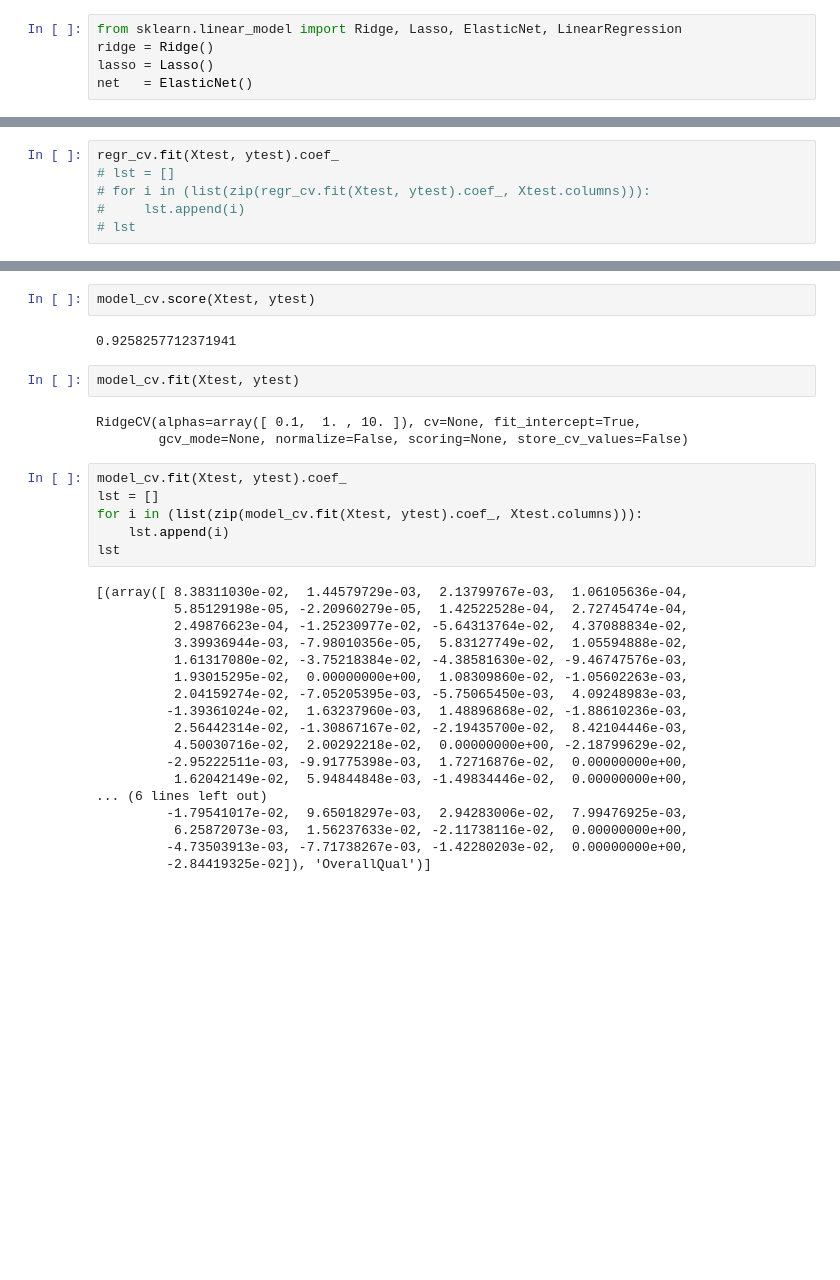
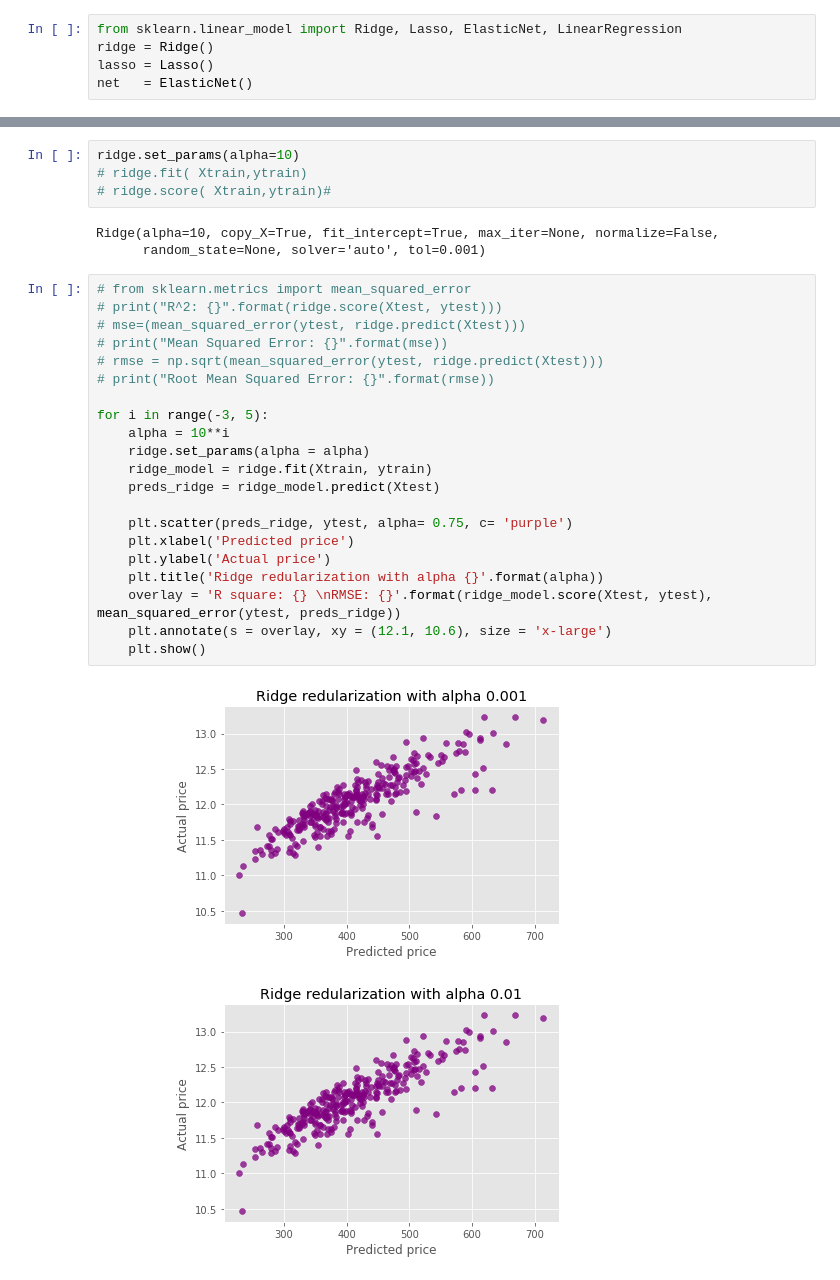
Before and after one commit to apaciorek/ames, a Jupyter notebook: nillia/LassoOriginal.ipynb, the cells around one changed output, grey strips where cells are left out. Drawn from its saved outputs; the diff is of its cells as text; blank space fills up the shorter version.

```diff
--- a/nillia/LassoOriginal.ipynb
+++ b/nillia/LassoOriginal.ipynb
@@ -474,6 +439,0 @@ model_cv.alpha_
-# %%
-regr_cv.fit(Xtest, ytest).coef_
-# lst = []
-# for i in (list(zip(regr_cv.fit(Xtest, ytest).coef_, Xtest.columns))):
-#     lst.append(i)
-# lst
@@ -498,33 +440,31 @@ array([[ 8.38311030e-02,  1.44579729e-03,  2.13799767e-03,
-# %%
-model_cv.score(Xtest, ytest)
-# %% [output]
-0.9258257712371941
-# %%
-model_cv.fit(Xtest, ytest)
-# %% [output]
-RidgeCV(alphas=array([ 0.1,  1. , 10. ]), cv=None, fit_intercept=True,
-        gcv_mode=None, normalize=False, scoring=None, store_cv_values=False)
-# %%
-model_cv.fit(Xtest, ytest).coef_
-lst = []
-for i in (list(zip(model_cv.fit(Xtest, ytest).coef_, Xtest.columns))):
-    lst.append(i)
-lst
-# %% [output]
-[(array([ 8.38311030e-02,  1.44579729e-03,  2.13799767e-03,  1.06105636e-04,
-          5.85129198e-05, -2.20960279e-05,  1.42522528e-04,  2.72745474e-04,
-          2.49876623e-04, -1.25230977e-02, -5.64313764e-02,  4.37088834e-02,
-          3.39936944e-03, -7.98010356e-05,  5.83127749e-02,  1.05594888e-02,
-          1.61317080e-02, -3.75218384e-02, -4.38581630e-02, -9.46747576e-03,
-          1.93015295e-02,  0.00000000e+00,  1.08309860e-02, -1.05602263e-03,
-          2.04159274e-02, -7.05205395e-03, -5.75065450e-03,  4.09248983e-03,
-         -1.39361024e-02,  1.63237960e-03,  1.48896868e-02, -1.88610236e-03,
-          2.56442314e-02, -1.30867167e-02, -2.19435700e-02,  8.42104446e-03,
-          4.50030716e-02,  2.00292218e-02,  0.00000000e+00, -2.18799629e-02,
-         -2.95222511e-03, -9.91775398e-03,  1.72716876e-02,  0.00000000e+00,
-          1.62042149e-02,  5.94844848e-03, -1.49834446e-02,  0.00000000e+00,
-... (6 lines left out)
-         -1.79541017e-02,  9.65018297e-03,  2.94283006e-02,  7.99476925e-03,
-          6.25872073e-03,  1.56237633e-02, -2.11738116e-02,  0.00000000e+00,
-         -4.73503913e-03, -7.71738267e-03, -1.42280203e-02,  0.00000000e+00,
-         -2.84419325e-02]), 'OverallQual')]
+# %%
+ridge.set_params(alpha=10)
+# ridge.fit( Xtrain,ytrain)
+# ridge.score( Xtrain,ytrain)#
+# %% [output]
+Ridge(alpha=10, copy_X=True, fit_intercept=True, max_iter=None, normalize=False,
+      random_state=None, solver='auto', tol=0.001)
+# %%
+# from sklearn.metrics import mean_squared_error
+# print("R^2: {}".format(ridge.score(Xtest, ytest)))
+# mse=(mean_squared_error(ytest, ridge.predict(Xtest)))
+# print("Mean Squared Error: {}".format(mse))
+# rmse = np.sqrt(mean_squared_error(ytest, ridge.predict(Xtest)))
+# print("Root Mean Squared Error: {}".format(rmse))
+
+for i in range(-3, 5):
+    alpha = 10**i
+    ridge.set_params(alpha = alpha)
+    ridge_model = ridge.fit(Xtrain, ytrain)
+    preds_ridge = ridge_model.predict(Xtest)
+
+    plt.scatter(preds_ridge, ytest, alpha= 0.75, c= 'purple')
+    plt.xlabel('Predicted price')
+    plt.ylabel('Actual price')
+    plt.title('Ridge redularization with alpha {}'.format(alpha))
+    overlay = 'R square: {} \nRMSE: {}'.format(ridge_model.score(Xtest, ytest), mean_squared_error(ytest, preds_ridge))
+    plt.annotate(s = overlay, xy = (12.1, 10.6), size = 'x-large')
+    plt.show()
+# %% [output]
+[figure, added]
+[figure, added]
```
Also changed, not shown: parts of 65 cells of this notebook, 5 other files.
